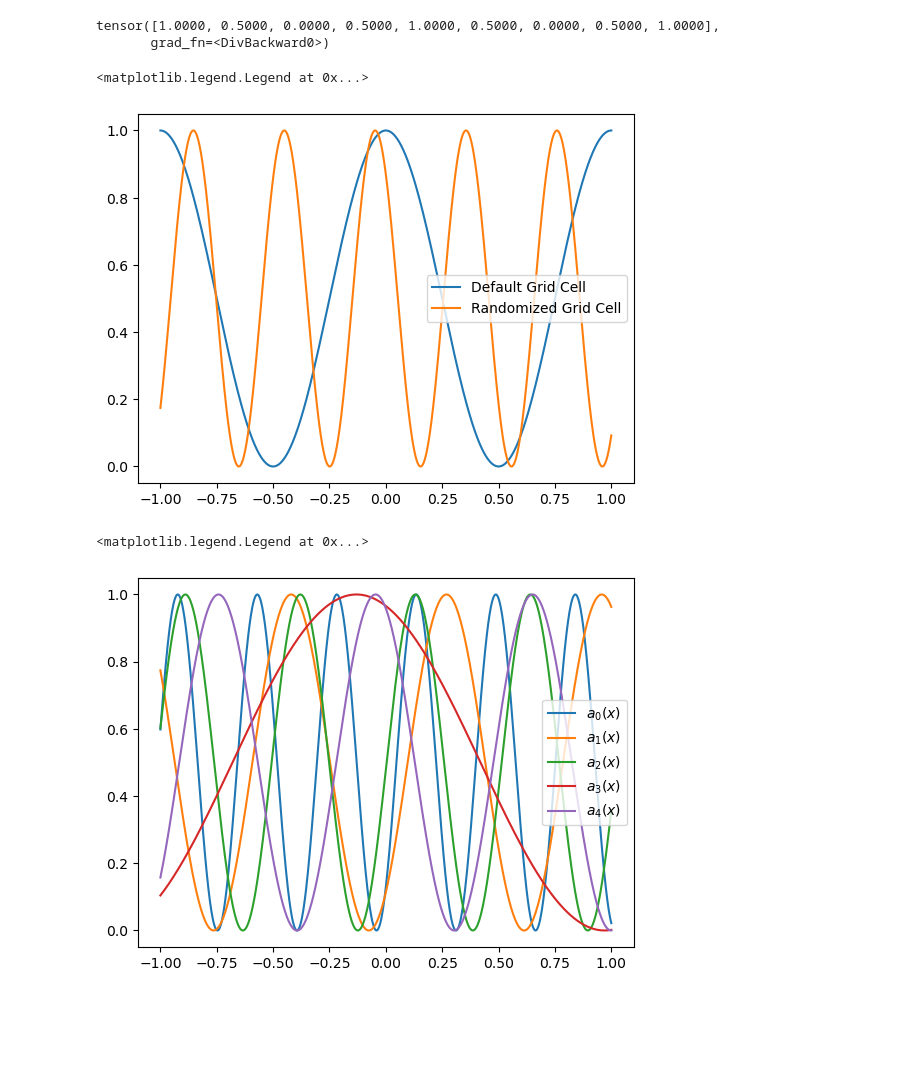
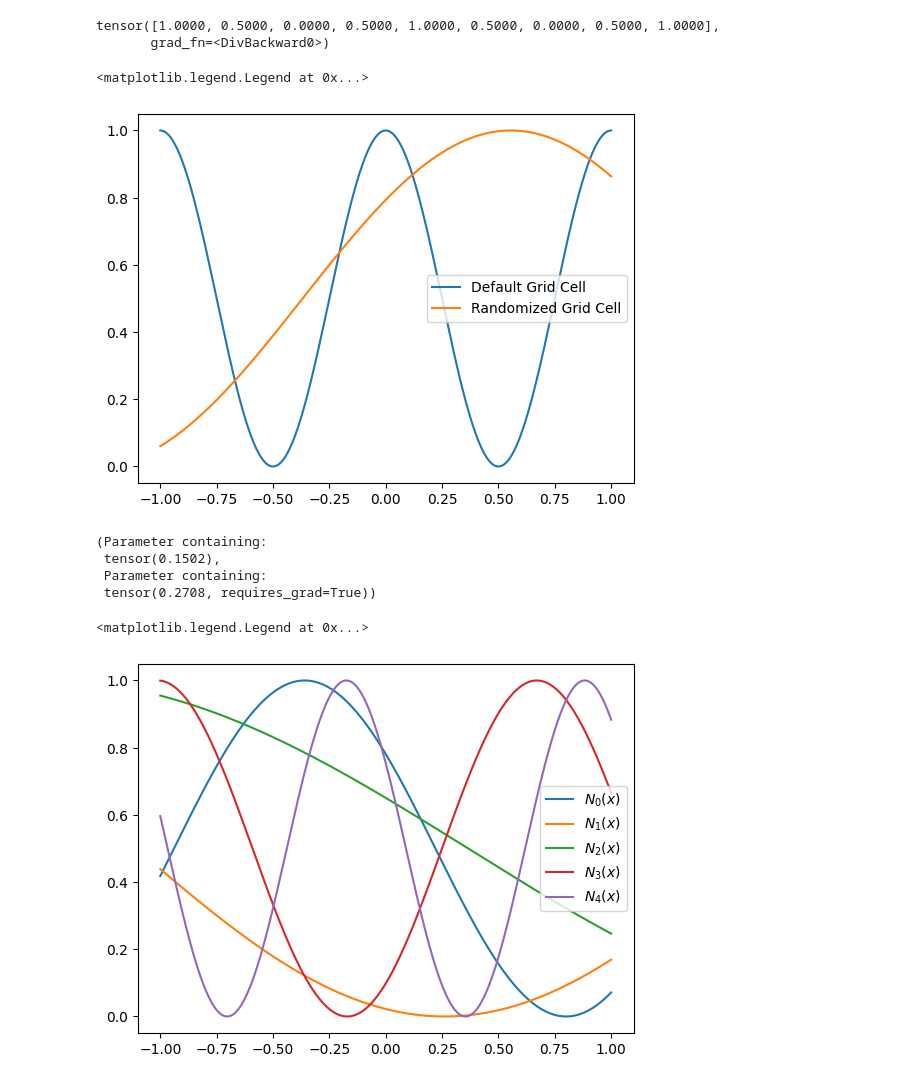
Before and after one commit to mykola-semenov/grid-cells, a Jupyter notebook: notebooks/1D Oscillatory Interference Optimization.ipynb, the cells around one changed output. Drawn from its saved outputs; the diff is of its cells as text; code cells hidden in the pictures; blank space fills up the shorter version.

```diff
--- a/notebooks/1D Oscillatory Interference Optimization.ipynb
+++ b/notebooks/1D Oscillatory Interference Optimization.ipynb
@@ -23,8 +23,8 @@ class OscillatoryGridCell1D(nn.Module):
         self.device = device
         self.dtype = dtype
 
-        self.shift = self._init_param(0, lambda x: nn.init.uniform_(x, 0, 1) if randomize else x)
-        self.scaling = self._init_param(1, lambda x: nn.init.trunc_normal_(x, 1, 1.0, 0.1, 10) if randomize else x)
+        self.shift = self._init_param(0, lambda x: nn.init.uniform_(x, 0, 1) if randomize else x, requires_grad=False)
+        self.scaling = self._init_param(1, lambda x: nn.init.uniform_(x, 0.1, 1) if randomize else x)
 
     def forward(self, position):
         """Encode a point on a cartesian 1D axis to a grid cell activation."""
@@ -32,10 +32,10 @@ class OscillatoryGridCell1D(nn.Module):
         position = self.scaling * position - self.shift
         return (torch.cos(2 * torch.pi * position) + 1) / 2
 
-    def _init_param(self, default_value, init_function):
+    def _init_param(self, default_value, init_function, requires_grad=True):
         param = torch.tensor(default_value, dtype=self.dtype, device=self.device)
         init_function(param)
-        param = nn.Parameter(param, requires_grad=True)
+        param = nn.Parameter(param, requires_grad=requires_grad)
         return param
 # %%
 class GridCellArray1D(nn.Module):
@@ -48,9 +48,9 @@ class GridCellArray1D(nn.Module):
         assert n_neurons > 0, "Number of neurons must be positive."
         self.neurons = nn.ModuleList([OscillatoryGridCell1D(dtype=dtype, device=device) for _ in range(n_neurons)])
 
-    def forward(self, X):
+    def forward(self, position):
         """Encode a point on a cartesian 2D plane to a vector of grid cell neuron activations."""
-        return torch.stack([cell(X) for cell in self.neurons], dim=-1).squeeze(dim=0)
+        return torch.stack([cell(position) for cell in self.neurons], dim=-1).squeeze(dim=0)
 # %%
 grid_cell = OscillatoryGridCell1D(randomize=False, dtype=torch.float32, device=device)
 # %%
@@ -77,17 +77,24 @@ plt.plot(positions, randomized_grid_cell(positions).detach().numpy(), label="Ran
 plt.legend()
 # %% [output]
 <matplotlib.legend.Legend at 0x...>
-[figure, old version]
+[figure, new version]
+# %%
+randomized_grid_cell.shift, randomized_grid_cell.scaling
+# %% [output]
+(Parameter containing:
+ tensor(0.1502),
+ Parameter containing:
+ tensor(0.2708, requires_grad=True))
 # %%
 grid_cell_array = GridCellArray1D(5, dtype=torch.float32, device=device)
 # %%
 for i, neuron in enumerate(grid_cell_array.neurons):
-    plt.plot(positions, neuron(positions).detach().numpy(), label=f"$a_{i}(x)$")
+    plt.plot(positions, neuron(positions).detach().numpy(), label=f"$N_{i}(x)$")
 
 plt.legend()
 # %% [output]
 <matplotlib.legend.Legend at 0x...>
-[figure, old version]
+[figure, new version]
 # %%
 plt.plot(positions, grid_cell_array(positions).min(axis=-1).values.detach().numpy(), label="Minimum Cell Activation")
 plt.plot(positions, grid_cell_array(positions).mean(axis=-1).detach().numpy(), label="Average Cell Activation")
```
Also changed, not shown: parts of 31 cells of this notebook.
